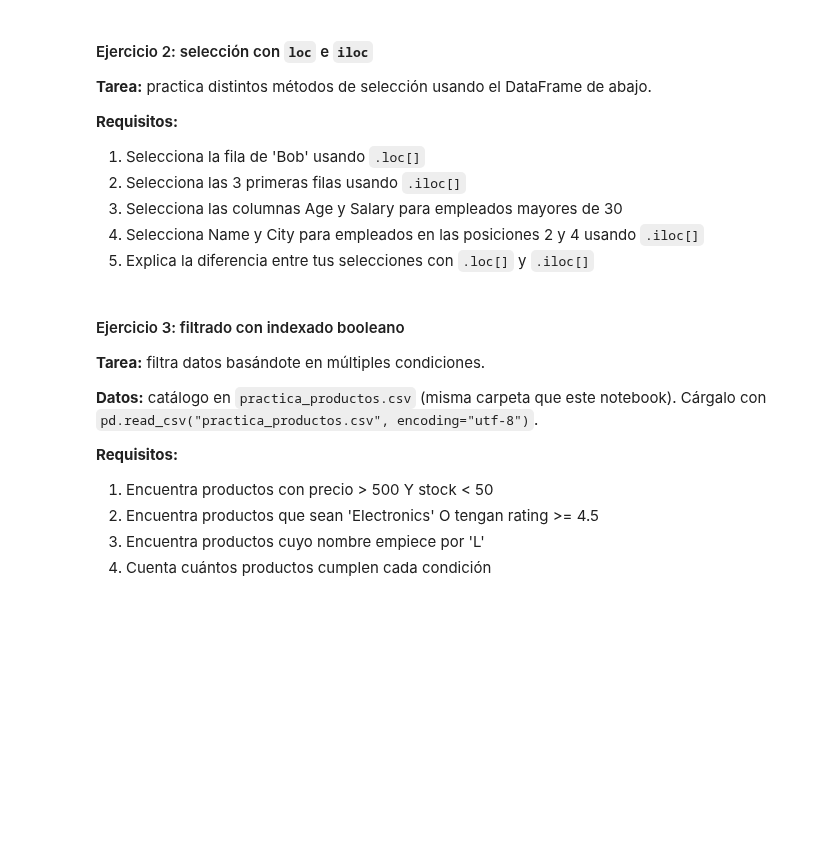
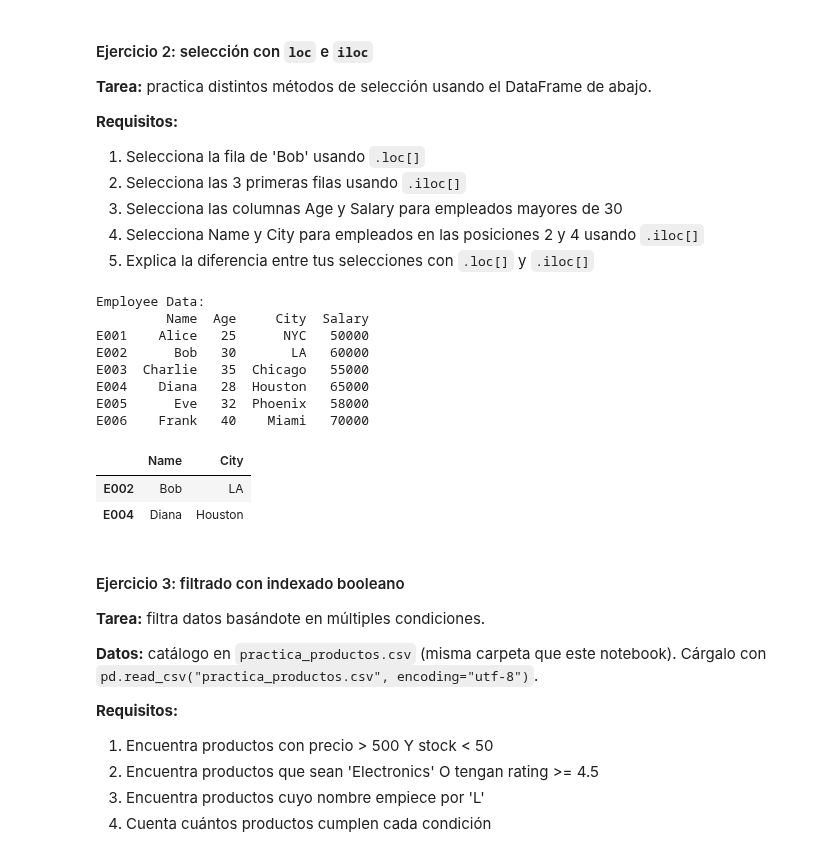
Before and after one commit to TermiJP/AI_JAVIER_BOOTCAMP, a Jupyter notebook: 02_Herramientas_Avanzadas/Sprint_03/Unidad_02_Pandas_lectura_escritura_ficheros/04_Practica_Obligatoria/Practica_Obligatoria_Pandas.ipynb, the cells around one changed output. Saved outputs shown, nothing was run; the diff lists cells and outputs as text; code cells hidden in the pictures; blank space fills up the shorter version.

```diff
--- a/02_Herramientas_Avanzadas/Sprint_03/Unidad_02_Pandas_lectura_escritura_ficheros/04_Practica_Obligatoria/Practica_Obligatoria_Pandas.ipynb
+++ b/02_Herramientas_Avanzadas/Sprint_03/Unidad_02_Pandas_lectura_escritura_ficheros/04_Practica_Obligatoria/Practica_Obligatoria_Pandas.ipynb
@@ -60,16 +72,32 @@ students_data = {
 # %%
 # Ejercicio 2: datos de ejemplo
 employees = pd.DataFrame({
     'Name': ['Alice', 'Bob', 'Charlie', 'Diana', 'Eve', 'Frank'],
     'Age': [25, 30, 35, 28, 32, 40],
     'City': ['NYC', 'LA', 'Chicago', 'Houston', 'Phoenix', 'Miami'],
     'Salary': [50000, 60000, 55000, 65000, 58000, 70000]
 }, index=['E001', 'E002', 'E003', 'E004', 'E005', 'E006'])
 
 print("Employee Data:")
 print(employees)
 
 # TODO: Your selections here
+employees.loc[employees['Name']== 'Bob',:]
+employees.iloc[0:3,:]
+employees[employees['Age']>30][['Age','Salary']]
+employees.iloc[[1,3],[0,2]]
+# %% [output]
+Employee Data:
+         Name  Age     City  Salary
+E001    Alice   25      NYC   50000
+E002      Bob   30       LA   60000
+E003  Charlie   35  Chicago   55000
+E004    Diana   28  Houston   65000
+E005      Eve   32  Phoenix   58000
+E006    Frank   40    Miami   70000
+|  | Name | City |
+| E002 | Bob | LA |
+| E004 | Diana | Houston |
 # %% [markdown]
 #### Ejercicio 3: filtrado con indexado booleano
 
```
Also changed, not shown: parts of 4 cells of this notebook, 2 other files.
